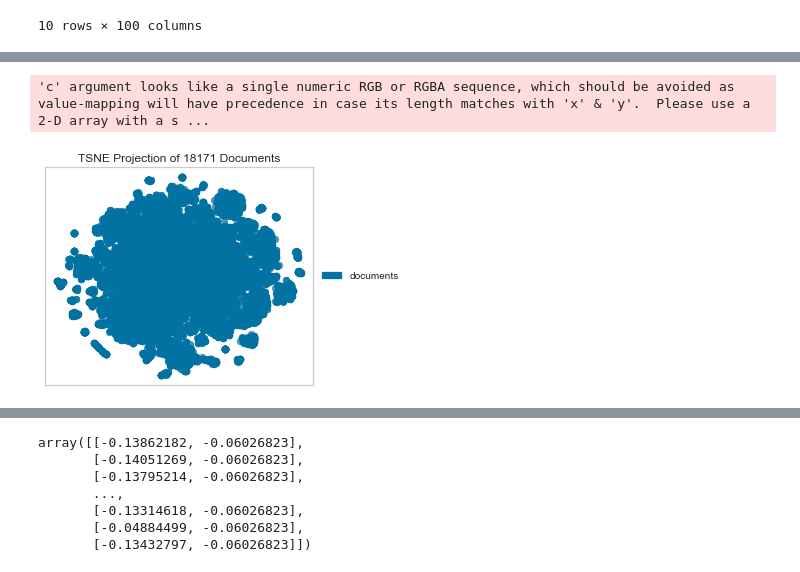
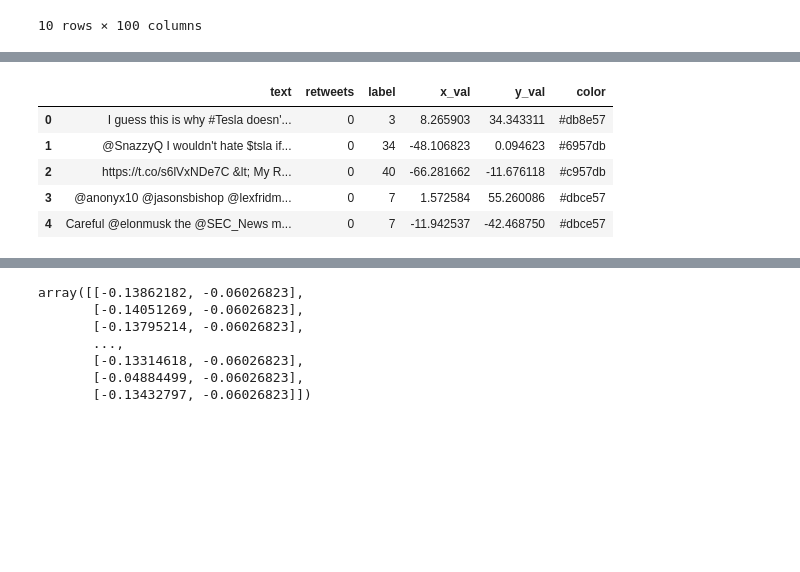
Before and after one commit to rohitapte/twitter_clustering, a Jupyter notebook: TfIdfClustering.ipynb, the cells around one changed output, grey strips where cells are left out. Cells and saved outputs as stored; diff of their text form; code cells hidden in the pictures; blank space fills up the shorter version.

```diff
--- a/TfIdfClustering.ipynb
+++ b/TfIdfClustering.ipynb
@@ -158,4 +219,0 @@ plt.ylim(0,1000);
-# %%
-tsne = TSNEVisualizer()
-tsne.fit(matrix, ["c{}".format(c) for c in km_model.labels_])
-tsne.poof()
@@ -237,11 +276,38 @@ Cluster 199: even ’ model one though could ... would time bad 3 musk car think
-# %%
-# Create the visualizer and draw the vectors
-tsne = TSNEVisualizer(labels=["documents"])
-tsne.fit(matrix)
-tsne.poof()
-# %% [output]
-'c' argument looks like a single numeric RGB or RGBA sequence, which should be avoided as value-mapping will have precedence in case its length matches with 'x' & 'y'.  Please use a 2-D array with a s ...
-[figure, removed]
 # %%
 tsne = TSNE(n_components=2)
 matrix_2d = tsne.fit_transform(matrix.todense())
+# %%
+def get_plottable_df( retweets,text, two_d_coords, labels):
+    """
+    Combine the necessary pieces of data to create a data structure that plays
+    nicely with the our 2d tsne chart.
+
+    Note: assumes that all argument data series
+    are in the same order e.g. the first user, bio, coords, and label
+    all correspond to the same user.
+    """
+    # set up color palette
+    num_labels = len(set(labels))
+    colors = sns.color_palette('hls', num_labels).as_hex()
+    color_lookup = {v:k for k,v in zip(colors, set(labels))}
+    # combine data into a single df
+    df = pd.DataFrame({'text': text,
+                       'retweets': retweets,
+                       'label': labels,
+                       'x_val': two_d_coords[:,0],
+                       'y_val': two_d_coords[:,1],
+                      })
+    # convert labels to colors
+    df['color'] = list(map(lambda x: color_lookup[x], labels))
+    return df
+# %%
+# pass in the cluster assignments from the kmeans model
+km_plottable_bios=get_plottable_df(tweet_df['retweets'].tolist(),tweet_df['text'].tolist(), matrix_2d, km_model.labels_)
+km_plottable_bios.head()
+# %% [output]
+|  | text | retweets | label | x_val | y_val | color |
+| 0 | I guess this is why #Tesla doesn'... | 0 | 3 | 8.265903 | 34.343311 | #db8e57 |
+| 1 | @SnazzyQ I wouldn't hate $tsla if... | 0 | 34 | -48.106823 | 0.094623 | #6957db |
+| 2 | https://t.co/s6lVxNDe7C &lt; My R... | 0 | 40 | -66.281662 | -11.676118 | #c957db |
+| 3 | @anonyx10 @jasonsbishop @lexfridm... | 0 | 7 | 1.572584 | 55.260086 | #dbce57 |
+| 4 | Careful @elonmusk the @SEC_News m... | 0 | 7 | -11.942537 | -42.468750 | #dbce57 |
```
Also changed, not shown: parts of 23 cells of this notebook, 1 other file.
